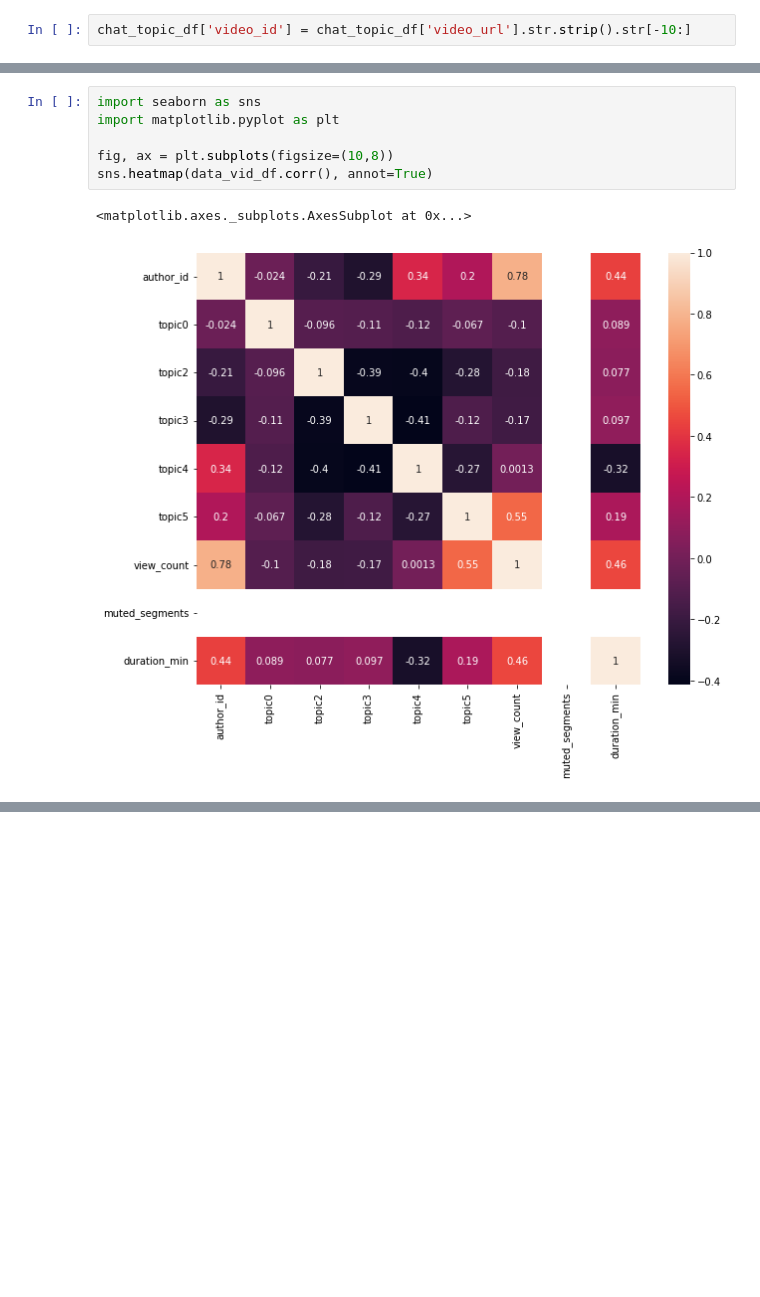
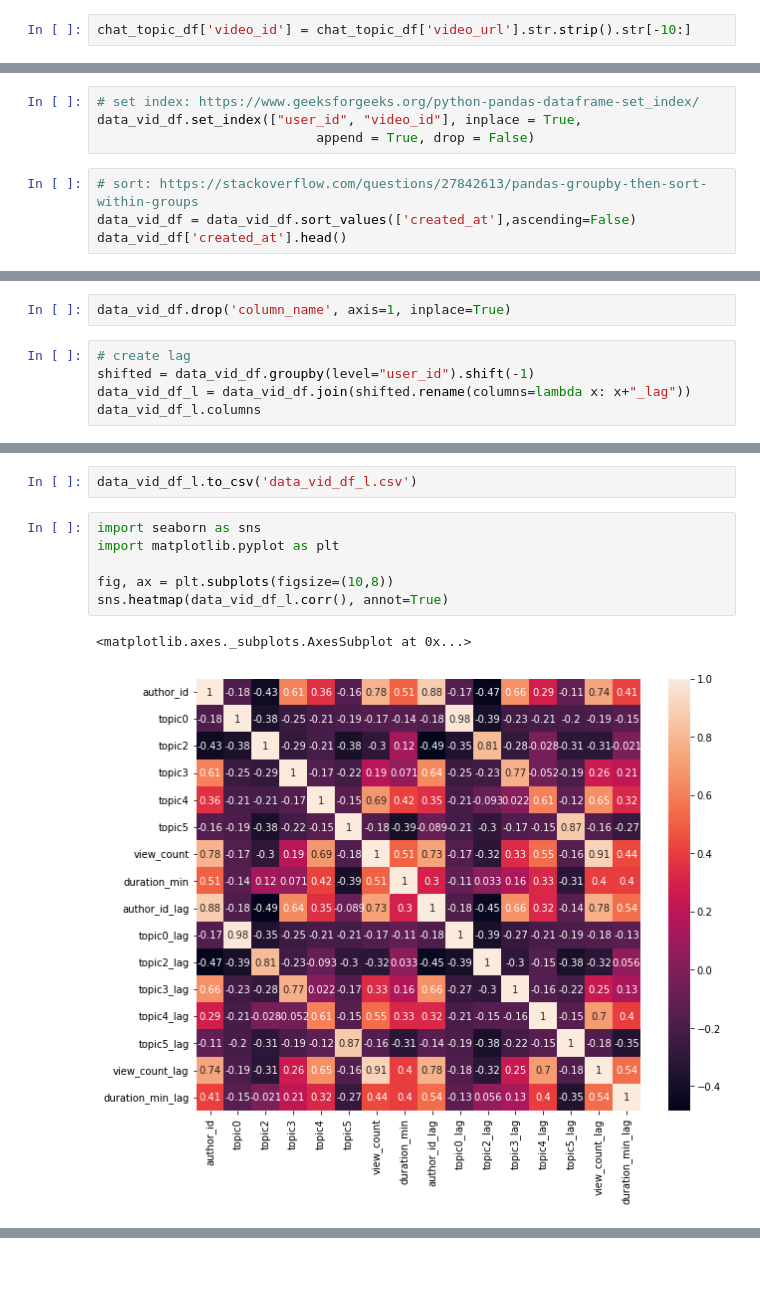
Before and after one commit to pearl-yu/twitch_project, a Jupyter notebook: independent_variable_chat_exploration.ipynb, the cells around one changed output, grey strips where cells are left out. Cells and saved outputs as stored; diff of their text form; blank space fills up the shorter version.

```diff
--- a/independent_variable_chat_exploration.ipynb
+++ b/independent_variable_chat_exploration.ipynb
@@ -355,0 +360,8 @@ memory usage: 26.6+ KB
+# %%
+# set index: https://www.geeksforgeeks.org/python-pandas-dataframe-set_index/
+data_vid_df.set_index(["user_id", "video_id"], inplace = True,
+                            append = True, drop = False)
+# %%
+# sort: https://stackoverflow.com/questions/27842613/pandas-groupby-then-sort-within-groups
+data_vid_df = data_vid_df.sort_values(['created_at'],ascending=False)
+data_vid_df['created_at'].head()
@@ -355,0 +376,7 @@ memory usage: 26.6+ KB
+# %%
+data_vid_df.drop('column_name', axis=1, inplace=True)
+# %%
+# create lag
+shifted = data_vid_df.groupby(level="user_id").shift(-1)
+data_vid_df_l = data_vid_df.join(shifted.rename(columns=lambda x: x+"_lag"))
+data_vid_df_l.columns
@@ -356,10 +413,12 @@ memory usage: 26.6+ KB
+# %%
+data_vid_df_l.to_csv('data_vid_df_l.csv')
 # %%
 import seaborn as sns
 import matplotlib.pyplot as plt
 
 fig, ax = plt.subplots(figsize=(10,8))
-sns.heatmap(data_vid_df.corr(), annot=True)
+sns.heatmap(data_vid_df_l.corr(), annot=True)
 # %% [output]
 <matplotlib.axes._subplots.AxesSubplot at 0x...>
-[figure, old version]
+[figure, new version]
 # %%
```
Also changed, not shown: parts of 21 cells of this notebook.
